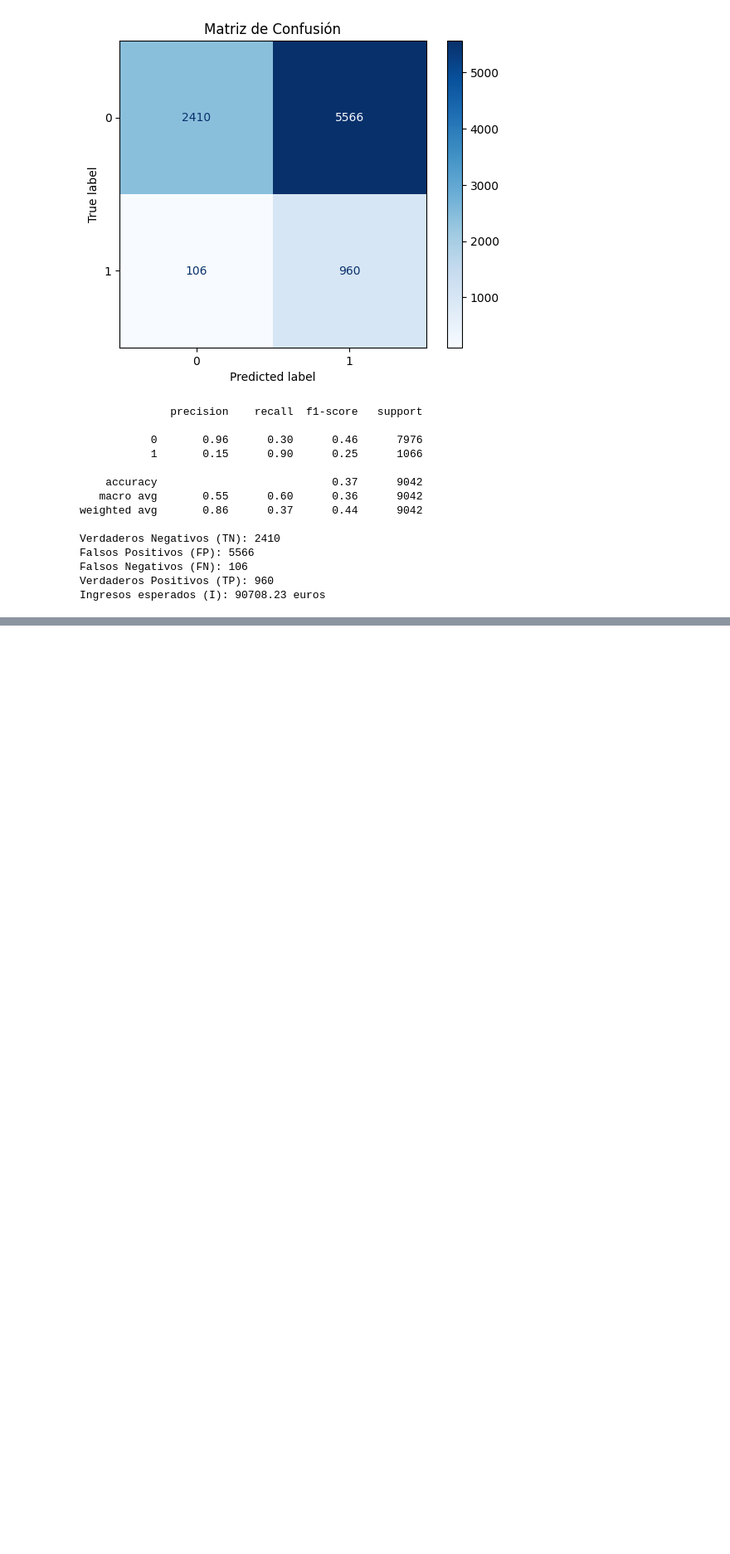
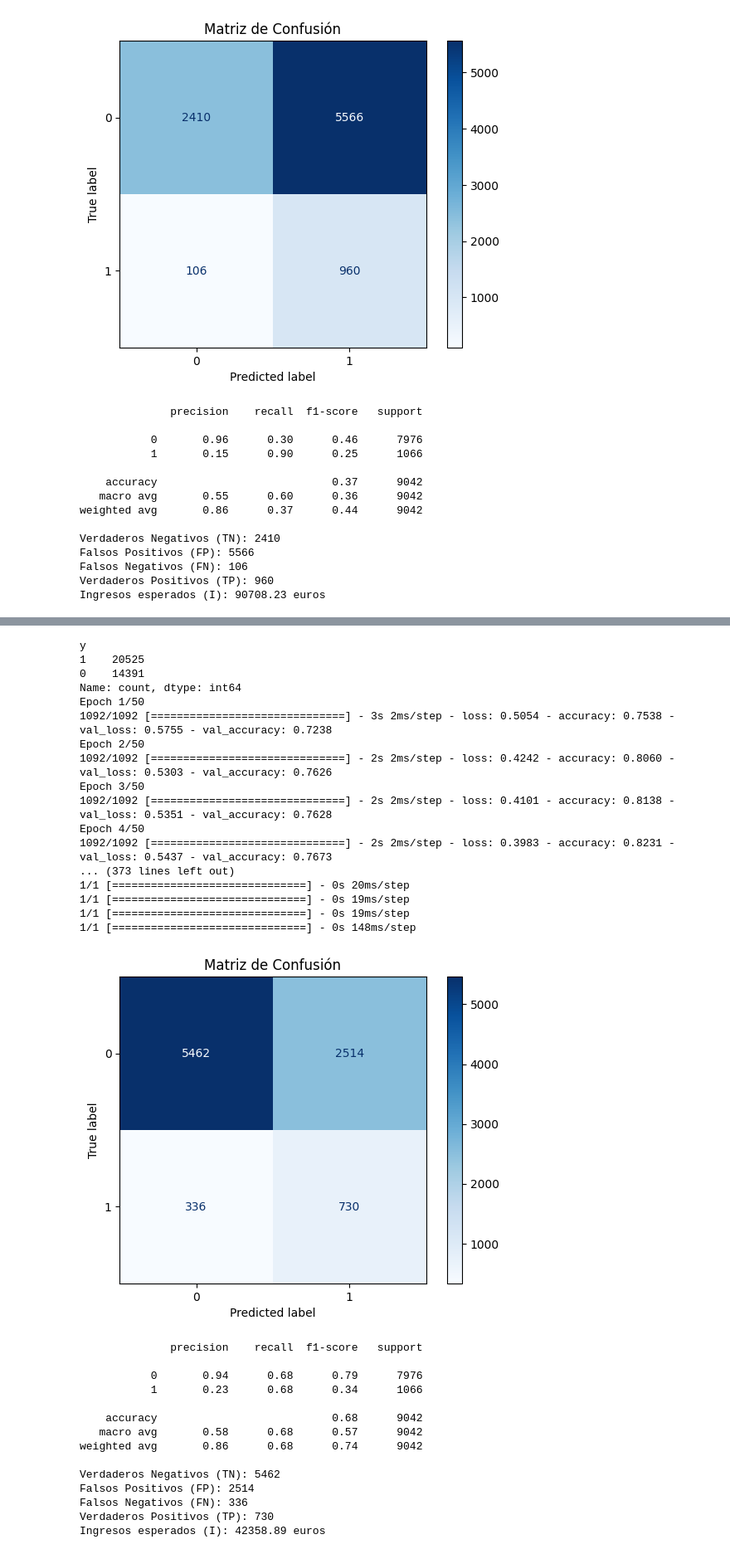
Before and after one commit to cflorido/banking-subscription-prediction, a Jupyter notebook: best_model.ipynb, the cells around one changed output, grey strips where cells are left out. Shown at 83% size. Saved outputs shown, nothing was run; the diff lists cells and outputs as text; code cells hidden in the pictures; blank space fills up the shorter version.

```diff
--- a/best_model.ipynb
+++ b/best_model.ipynb
@@ -1382,31 +1415,64 @@ print(f'Test Loss: {test_loss}, Test Accuracy: {test_accuracy}')
 y_true = []
 y_pred = []
 for x, y in test_ds:
     y_true.extend(y.numpy())
     predictions = model.predict(x)
     y_pred.extend((predictions > 0.4).astype(int).flatten())
 
 # Calcular y mostrar la matriz de confusión
 cm = confusion_matrix(y_true, y_pred)
 report = classification_report(y_true, y_pred)
 
 disp = ConfusionMatrixDisplay(confusion_matrix=cm)
 disp.plot(cmap=plt.cm.Blues)
 plt.title('Matriz de Confusión')
 plt.show()
 
 # Mostrar reporte de clasificación
 print(report)
 
 tn, fp, fn, tp = cm.ravel()
 
 print(f"Verdaderos Negativos (TN): {tn}")
 print(f"Falsos Positivos (FP): {fp}")
 print(f"Falsos Negativos (FN): {fn}")
 print(f"Verdaderos Positivos (TP): {tp}")
 
 # Calcular ingresos esperados (I)
 I = (P - CC) * tp + (-CC) * fp + CC * tn + (-P) * fn
 print(f'Ingresos esperados (I): {I:.2f} euros')
 
-model.save('modeloproy_0.4.keras')
+model.save('modeloproy_04.keras')
+# %% [output]
+y
+1    20525
+0    14391
+Name: count, dtype: int64
+Epoch 1/50
+1092/1092 [==============================] - 3s 2ms/step - loss: 0.5054 - accuracy: 0.7538 - val_loss: 0.5755 - val_accuracy: 0.7238
+Epoch 2/50
+1092/1092 [==============================] - 2s 2ms/step - loss: 0.4242 - accuracy: 0.8060 - val_loss: 0.5303 - val_accuracy: 0.7626
+Epoch 3/50
+1092/1092 [==============================] - 2s 2ms/step - loss: 0.4101 - accuracy: 0.8138 - val_loss: 0.5351 - val_accuracy: 0.7628
+Epoch 4/50
+1092/1092 [==============================] - 2s 2ms/step - loss: 0.3983 - accuracy: 0.8231 - val_loss: 0.5437 - val_accuracy: 0.7673
+... (373 lines left out)
+1/1 [==============================] - 0s 20ms/step
+1/1 [==============================] - 0s 19ms/step
+1/1 [==============================] - 0s 19ms/step
+1/1 [==============================] - 0s 148ms/step
+[figure, added]
+              precision    recall  f1-score   support
+
+           0       0.94      0.68      0.79      7976
+           1       0.23      0.68      0.34      1066
+
+    accuracy                           0.68      9042
+   macro avg       0.58      0.68      0.57      9042
+weighted avg       0.86      0.68      0.74      9042
+
+Verdaderos Negativos (TN): 5462
+Falsos Positivos (FP): 2514
+Falsos Negativos (FN): 336
+Verdaderos Positivos (TP): 730
+Ingresos esperados (I): 42358.89 euros
```
Also changed, not shown: parts of 9 cells of this notebook.
